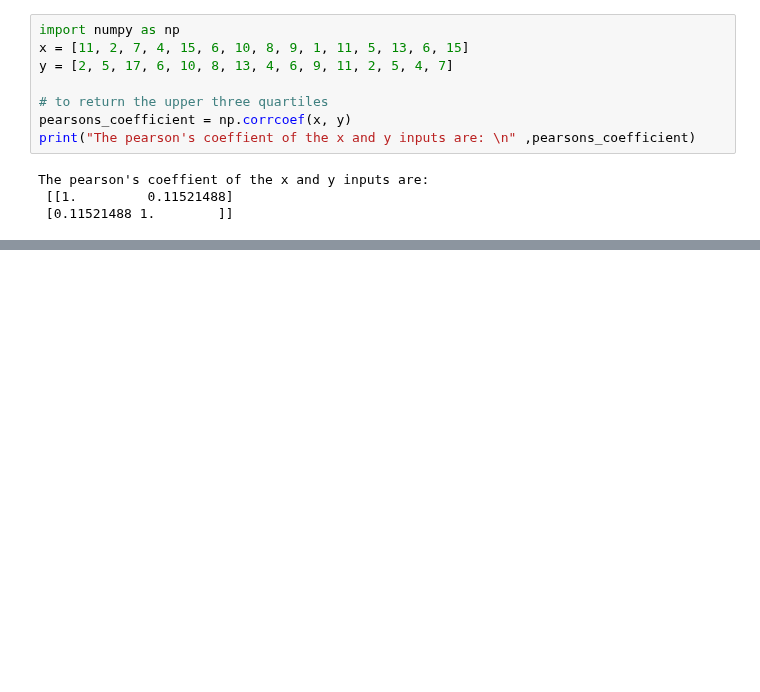
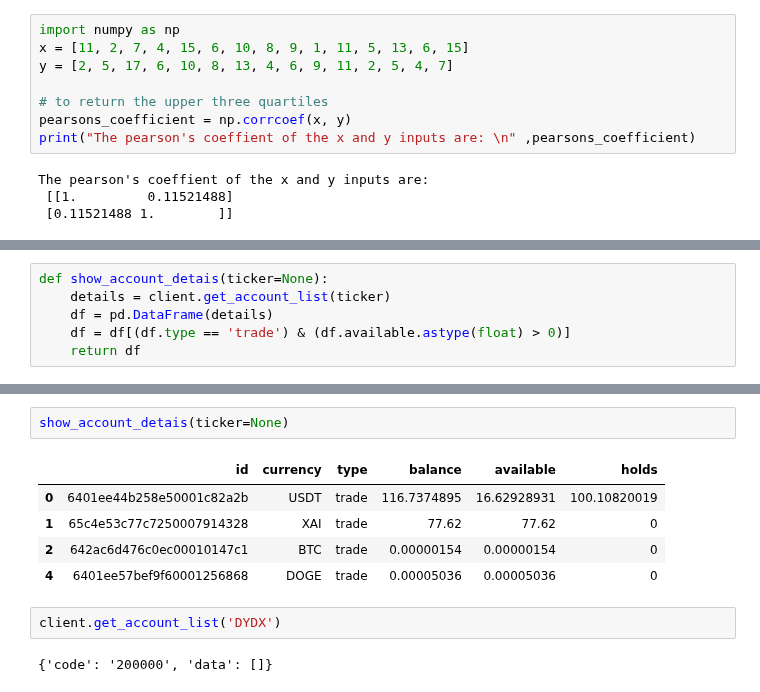
Before and after one commit to mohsenjfar/trade, a Jupyter notebook: notebook.ipynb, the cells around one changed output, grey strips where cells are left out. Cells and saved outputs as stored; diff of their text form; blank space fills up the shorter version.

```diff
--- a/notebook.ipynb
+++ b/notebook.ipynb
@@ -119,0 +229,6 @@ The pearson's coeffient of the x and y inputs are:
+# %%
+def show_account_detais(ticker=None):
+    details = client.get_account_list(ticker)
+    df = pd.DataFrame(details)
+    df = df[(df.type == 'trade') & (df.available.astype(float) > 0)]
+    return df
@@ -119,0 +269,12 @@ The pearson's coeffient of the x and y inputs are:
+# %%
+show_account_detais(ticker=None)
+# %% [output]
+|  | id | currency | type | balance | available | holds |
+| 0 | 6401ee44b258e50001c82a2b | USDT | trade | 116.7374895 | 16.62928931 | 100.10820019 |
+| 1 | 65c4e53c77c7250007914328 | XAI | trade | 77.62 | 77.62 | 0 |
+| 2 | 642ac6d476c0ec00010147c1 | BTC | trade | 0.00000154 | 0.00000154 | 0 |
+| 4 | 6401ee57bef9f60001256868 | DOGE | trade | 0.00005036 | 0.00005036 | 0 |
+# %%
+client.get_account_list('DYDX')
+# %% [output]
+{'code': '200000', 'data': []}
```
Also changed, not shown: parts of 36 cells of this notebook, 25 other files.
